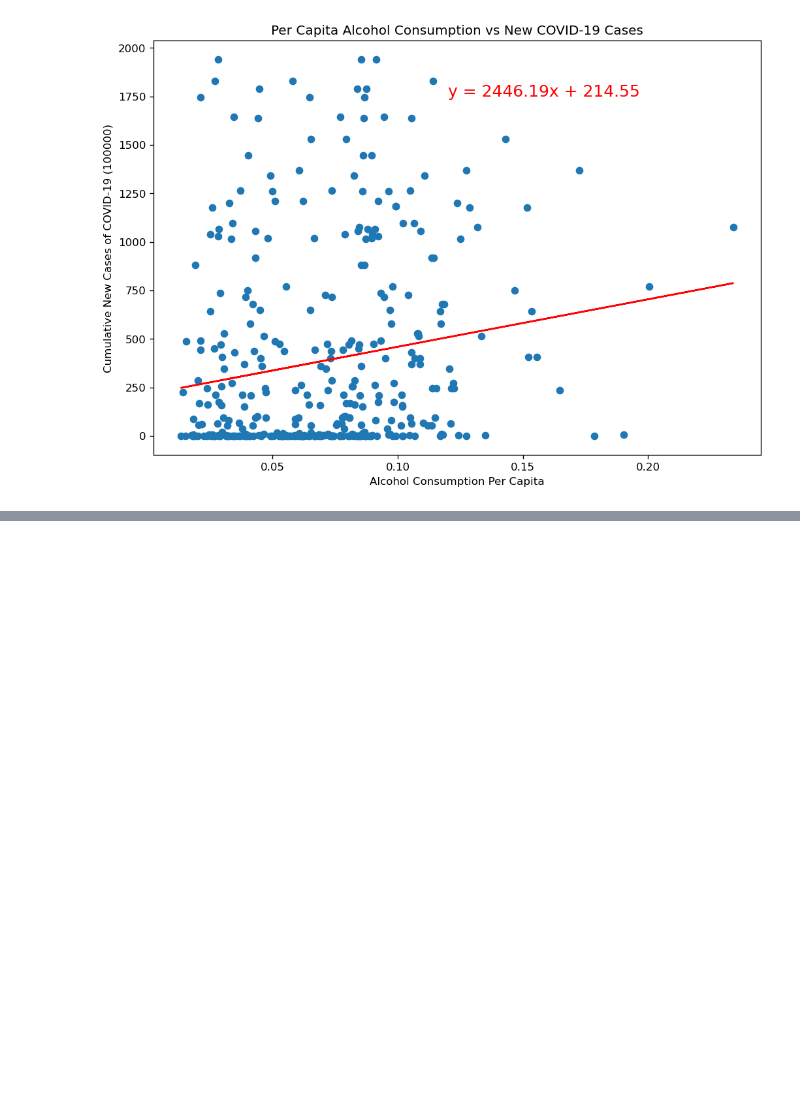
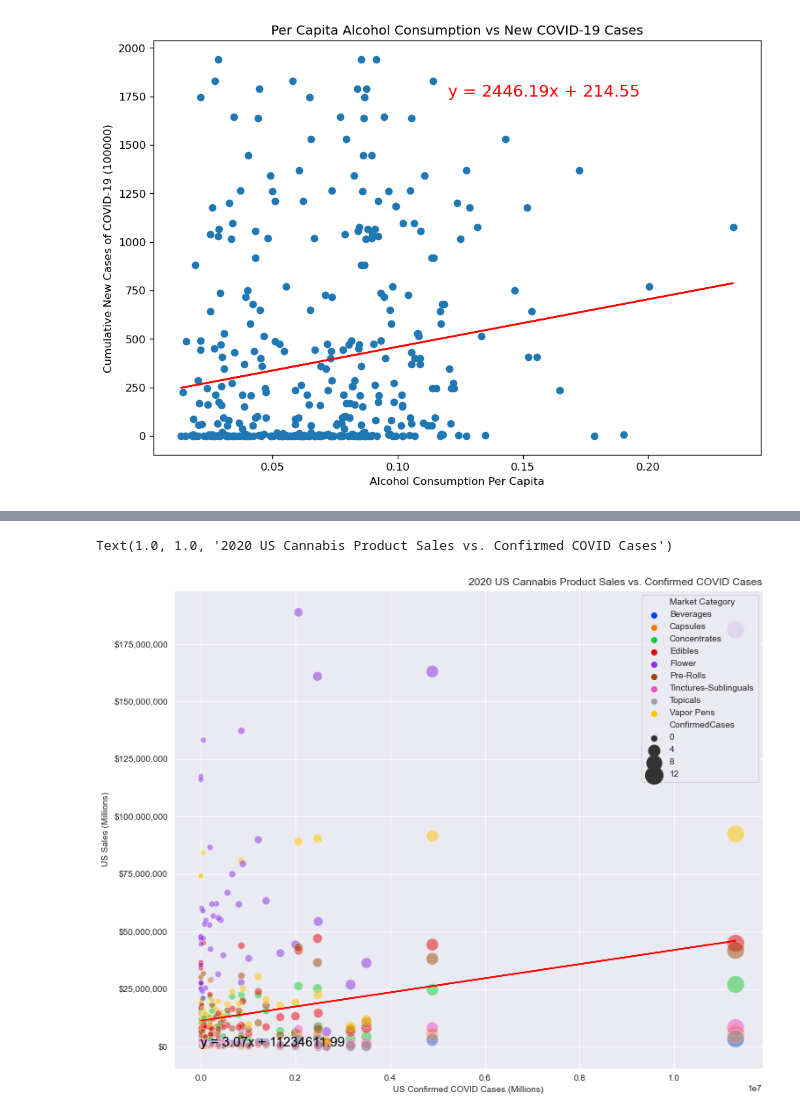
Before and after one commit to shadeetabasi/data-analysis-project-1, a Jupyter notebook: final/Final_Notebook_COVID19_Habits_Project.ipynb, the cells around one changed output, grey strips where cells are left out. Saved outputs shown, nothing was run; the diff lists cells and outputs as text; code cells hidden in the pictures; blank space fills up the shorter version.

```diff
--- a/final/Final_Notebook_COVID19_Habits_Project.ipynb
+++ b/final/Final_Notebook_COVID19_Habits_Project.ipynb
@@ -926,0 +1358,47 @@ plt.show()
+# %%
+#Group covid data by Date & Region and sum up the confirmed cases
+us_covid_data = round(covid_data.groupby(["Date", "Region"], as_index=False)[["ConfirmedCases"]].sum(),0)
+
+#Drop the 2019 data as COVID just started in 2020
+us_rev_category.drop(us_rev_category[us_rev_category["Date"] <= "2019/12/1"].index, inplace = True)
+
+#Merge the 2020 COVID and Market Category Cannabis sales datasets
+merged_rev_covid = pd.merge(us_rev_category, us_covid_data, how='inner',  on=["Date", "Region"])
+merged_rev_covid
+
+#Create a subplot to use ax and fig objects
+fig, (ax1) = plt.subplots(1,1, figsize = (12, 10))
+
+#Format the yaxis so the ticks appeared in $,. currency
+fmt = '${x:,.0f}'
+fmt2 = "{x:,.0f}"
+tick = mtick.StrMethodFormatter(fmt)
+tick2 = mtick.StrMethodFormatter(fmt2)
+ax1.yaxis.set_major_formatter(tick)
+ax2.yaxis.set_major_formatter(tick2)
+
+#Assign ConfirmedCases and Sales (Millions) to variables
+covid_cases = merged_rev_covid["ConfirmedCases"]
+us_category_sales = merged_rev_covid["Sales (Millions)"]
+
+#Run Linear Regression
+x_values = covid_cases
+y_values = us_category_sales
+(slope, intercept, rvalue, pvalue, stderr) = linregress(x_values, y_values)
+regress_values = x_values * slope + intercept
+line_eq = "y = " + str(round(slope,2)) + "x + " + str(round(intercept,2))
+plt.plot(x_values,regress_values,"r-")
+plt.annotate(line_eq,(.05,30),fontsize=15,color="black")
+
+#Plot Confirmed Cases against Sales (Millions) in a Scatterplot
+covid_scatter = sns.scatterplot(x="ConfirmedCases", y="Sales (Millions)", hue="Market Category", size="ConfirmedCases",
+            sizes=(40, 400), alpha=.5, palette="bright", data=merged_rev_covid, ax=ax1, legend = "brief")
+
+#Assign X & Y labels and position the legend and add a title
+plt.xlabel("US Confirmed COVID Cases (Millions)")
+plt.ylabel("US Sales (Millions)")
+plt.legend(loc = "best")
+plt.title("2020 US Cannabis Product Sales vs. Confirmed COVID Cases", loc="right")
+# %% [output]
+Text(1.0, 1.0, '2020 US Cannabis Product Sales vs. Confirmed COVID Cases')
+[figure, added]
```
Also changed, not shown: parts of 17 cells of this notebook, 6 other files.
